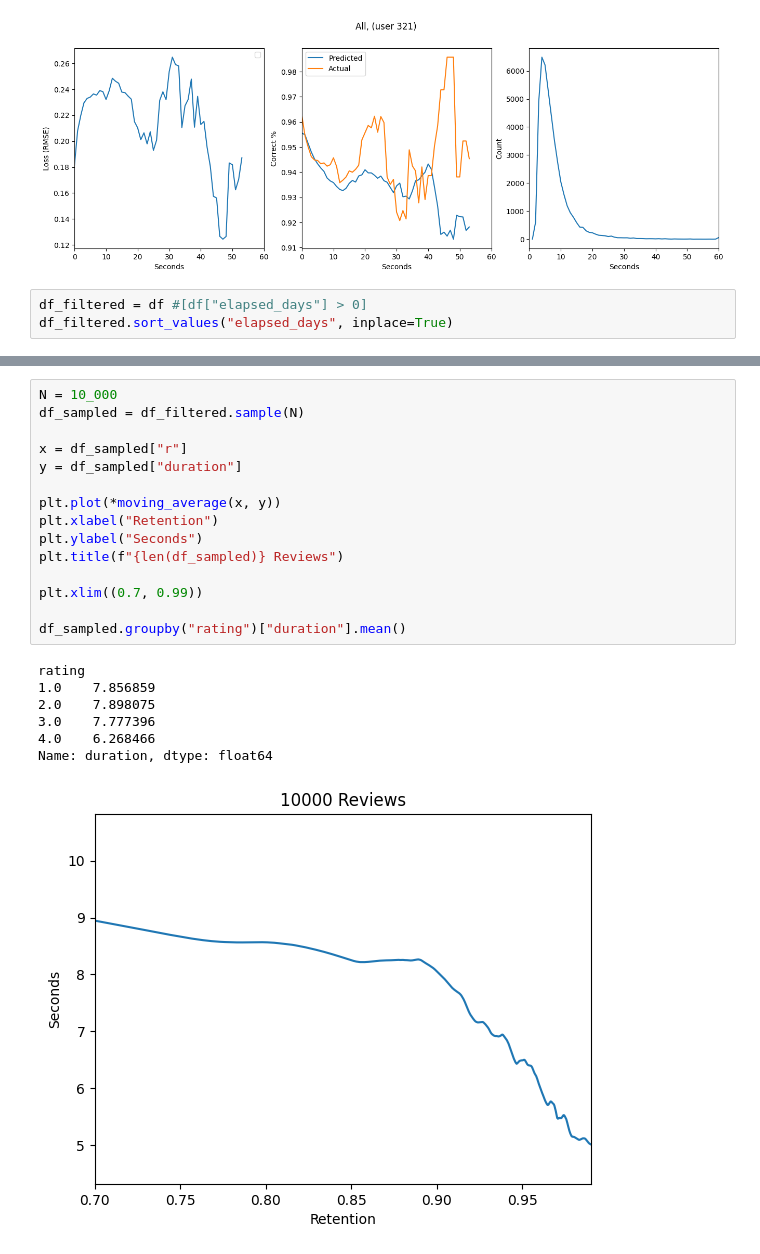
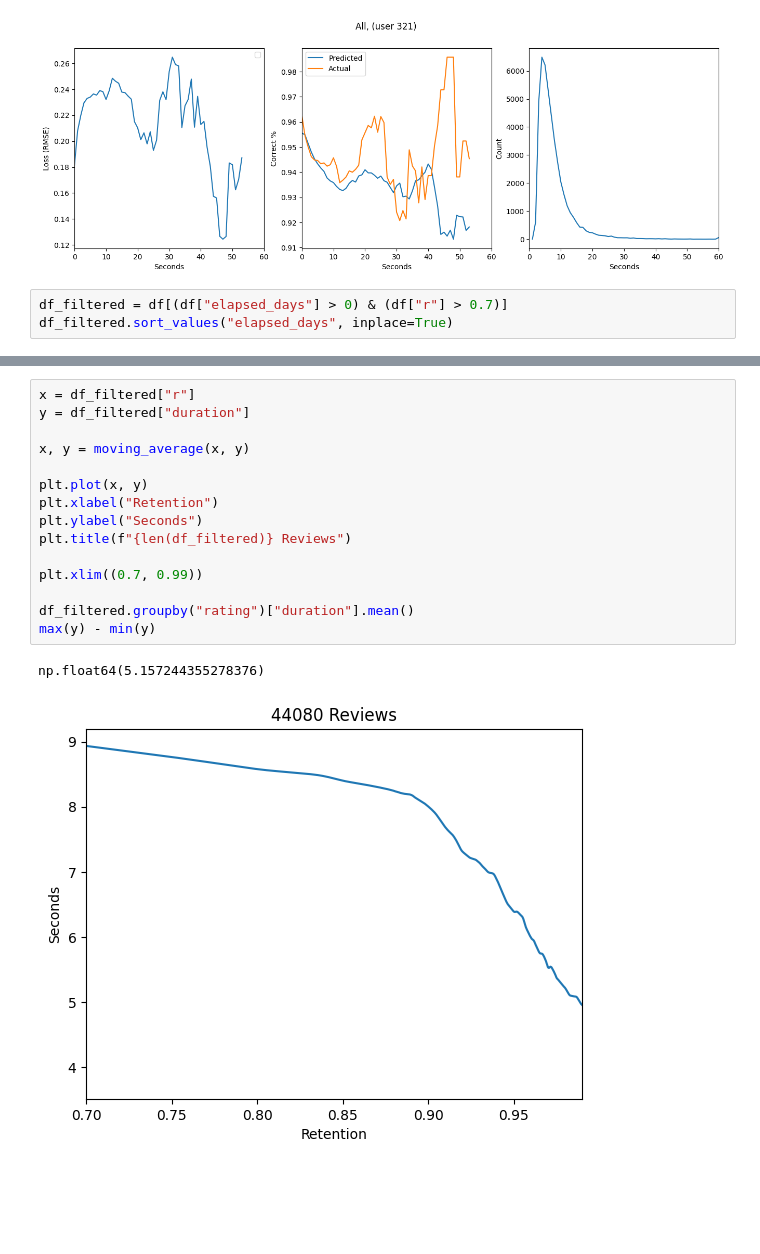
Before and after one commit to Luc-Mcgrady/anki-10k-notebooks, a Jupyter notebook: duration.ipynb, the cells around one changed output, grey strips where cells are left out. Saved outputs shown, nothing was run; the diff lists cells and outputs as text; blank space fills up the shorter version.

```diff
--- a/duration.ipynb
+++ b/duration.ipynb
@@ -229,5 +248,5 @@ Average Mature cards per day 410.23214285714283
 Average All cards per day 740.5166666666667
 [figure]
 # %%
-df_filtered = df #[df["elapsed_days"] > 0]
+df_filtered = df[(df["elapsed_days"] > 0) & (df["r"] > 0.7)]
 df_filtered.sort_values("elapsed_days", inplace=True)
@@ -256,23 +280,18 @@ Name: duration, dtype: float64
 # %%
-N = 10_000
-df_sampled = df_filtered.sample(N)
+x = df_filtered["r"]
+y = df_filtered["duration"]
 
-x = df_sampled["r"]
-y = df_sampled["duration"]
+x, y = moving_average(x, y)
 
-plt.plot(*moving_average(x, y))
+plt.plot(x, y)
 plt.xlabel("Retention")
 plt.ylabel("Seconds")
-plt.title(f"{len(df_sampled)} Reviews")
+plt.title(f"{len(df_filtered)} Reviews")
 
 plt.xlim((0.7, 0.99))
 
-df_sampled.groupby("rating")["duration"].mean()
+df_filtered.groupby("rating")["duration"].mean()
+max(y) - min(y)
 # %% [output]
-rating
-1.0    7.856859
-2.0    7.898075
-3.0    7.777396
-4.0    6.268466
-Name: duration, dtype: float64
+np.float64(5.157244355278376)
-[figure, old version]
+[figure, new version]
```
Also changed, not shown: parts of 5 cells of this notebook.
